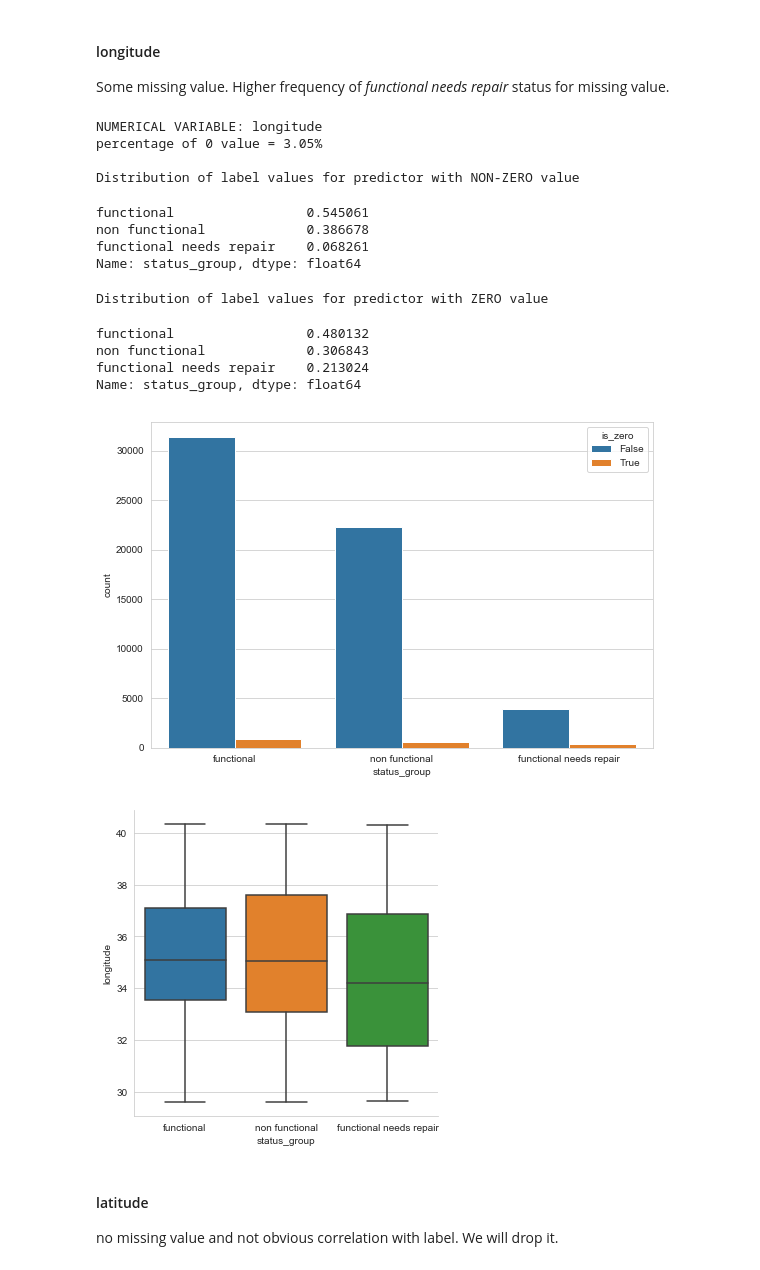
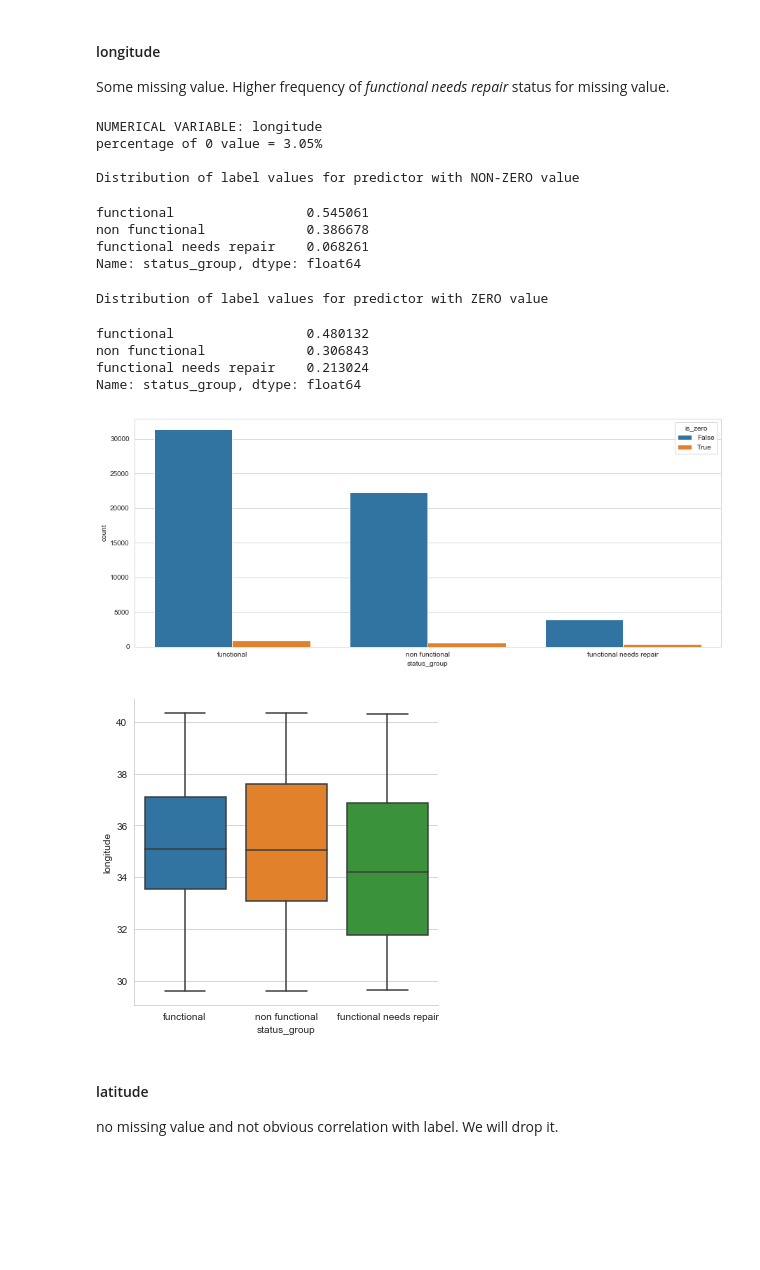
Before and after one commit to cedric-bertrand/DS-py, a Jupyter notebook: taarifa-wp/water_pumps.ipynb, the cells around one changed output. Drawn from its saved outputs; the diff is of its cells as text; code cells hidden in the pictures; blank space fills up the shorter version.

```diff
--- a/taarifa-wp/water_pumps.ipynb
+++ b/taarifa-wp/water_pumps.ipynb
@@ -12,15 +12,19 @@ import pandas as pd
 # visualisation
 import matplotlib.pyplot as plt
 #set figure size
-plt.rcParams['figure.figsize'] = 9, 6
+plt.rcParams['figure.figsize'] = 15, 6
 import seaborn as sns
 sns.set_style('whitegrid')
 
 # to build specific estimators
 from sklearn.base import BaseEstimator, TransformerMixin
+from sklearn.preprocessing import Imputer, StandardScaler
+#from sklearn.pipeline import Pipeline
 
-#from sklearn.model_selection import train_test_split, GridSearchCV, PredefinedSplit
-#from sklearn.tree import DecisionTreeClassifier
+from sklearn.model_selection import train_test_split #, GridSearchCV, PredefinedSplit
+
+from sklearn.neighbors import KNeighborsClassifier
+from sklearn.tree import DecisionTreeClassifier
 #from sklearn.metrics import f1_score
 
 # to display all columns of dataframe
@@ -65,6 +70,8 @@ summary = pd.DataFrame(np.array([train_predictors.dtypes,
                        index=['Dtype', 'NbrNullValues', 'NbrDistinctVal'],
                        columns=np.array(list(train_predictors)))
 display(summary)
+
+col_to_drop = ['id', 'recorded_by', 'wpt_name', 'subvillage']
 # %% [output]
 |  | id | amount_tsh | date_recorded | funder | gps_height | installer | longitude | latitude | wpt_name | ... |
 | Dtype | int64 | float64 | object | object | int64 | object | float64 | float64 | object | ... |
@@ -165,21 +172,22 @@ Name: status_group, dtype: float64
 Some missing value. Higher frequency of *functional needs repair* status for missing value.
 # %%
 eda_numerical_variable('longitude')
+col_to_drop.append('longitude')
 # %% [output]
 NUMERICAL VARIABLE: longitude
 percentage of 0 value = 3.05%
 
 Distribution of label values for predictor with NON-ZERO value
 functional                 0.545061
 non functional             0.386678
 functional needs repair    0.068261
 Name: status_group, dtype: float64
 Distribution of label values for predictor with ZERO value
 functional                 0.480132
 non functional             0.306843
 functional needs repair    0.213024
 Name: status_group, dtype: float64
-[figure, old version]
+[figure, new version]
 [figure]
 # %% [markdown]
 #### latitude
```
Also changed, not shown: parts of 60 cells of this notebook.
